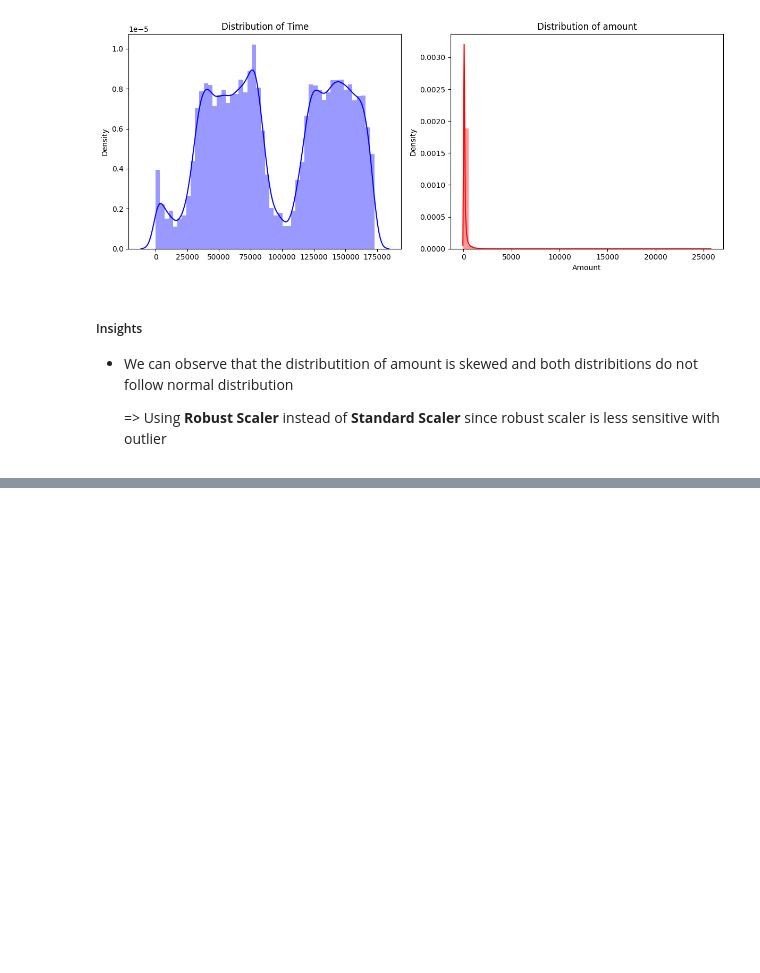
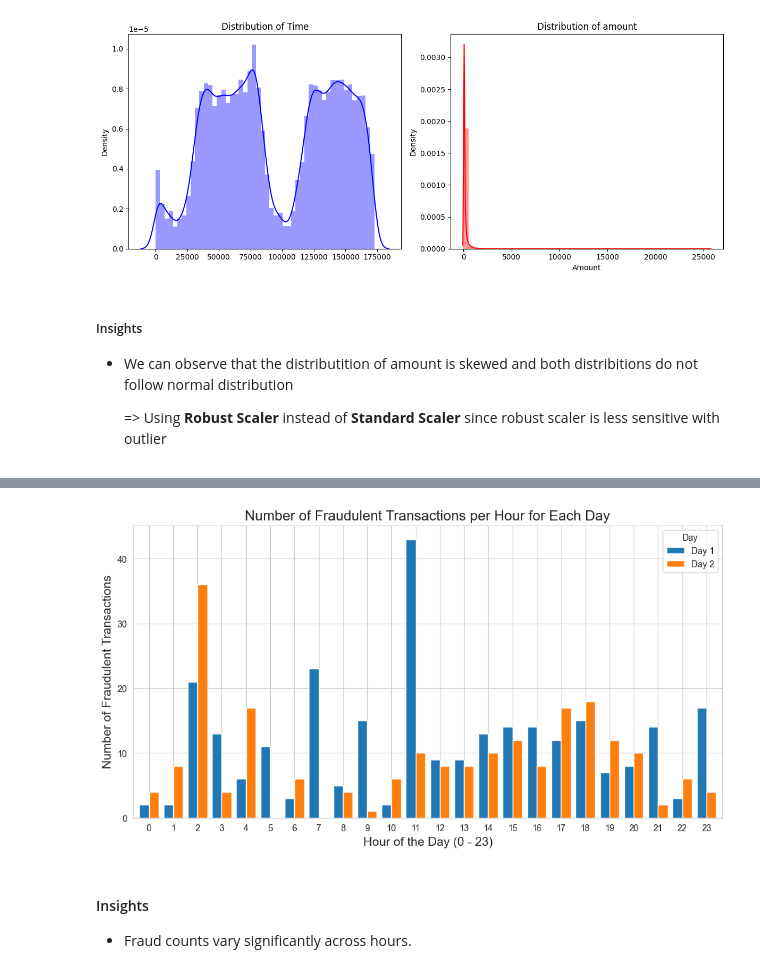
Before and after one commit to qmcao/Credit_Fraud_MLops, a Jupyter notebook: notebook/1 . EDA STUDENT PERFORMANCE .ipynb, the cells around one changed output, grey strips where cells are left out. Drawn from its saved outputs; the diff is of its cells as text; code cells hidden in the pictures; blank space fills up the shorter version.

```diff
--- a/notebook/1 . EDA STUDENT PERFORMANCE .ipynb
+++ b/notebook/1 . EDA STUDENT PERFORMANCE .ipynb
@@ -274,0 +347,34 @@ plt.show()
+# %%
+# Number of seconds in a day
+seconds_in_day = 86400
+
+# Calculate the day (0 for first day, 1 for second day)
+df['Day'] = (df['Time'] // seconds_in_day).astype(int)
+
+# Filter fraudulent transactions
+fraud_transactions = df[df['Class'] == 1]
+
+# Group by 'Day' and 'Hour'
+fraud_by_day_hour = fraud_transactions.groupby(['Day', 'Hour']).size().reset_index(name='Fraud_Count')
+
+# Pivot the data to have days as columns and hours as rows
+fraud_pivot = fraud_by_day_hour.pivot(index='Hour', columns='Day', values='Fraud_Count').fillna(0)
+# %%
+# Plot the grouped bar chart
+fraud_pivot.plot(kind='bar', figsize=(12, 6), width=0.8)
+
+# Customize the plot
+plt.title('Number of Fraudulent Transactions per Hour for Each Day', fontsize=16)
+plt.xlabel('Hour of the Day (0 - 23)', fontsize=14)
+plt.ylabel('Number of Fraudulent Transactions', fontsize=14)
+plt.xticks(rotation=0)
+plt.legend(title='Day', labels=['Day 1', 'Day 2'])
+plt.grid(axis='y', alpha=0.75)
+
+# Show the plot
+plt.show()
+# %% [output]
+[figure, added]
+# %% [markdown]
+#### Insights
+- Fraud counts vary significantly across hours.
```
Also changed, not shown: parts of 6 cells of this notebook, 6 other files.
